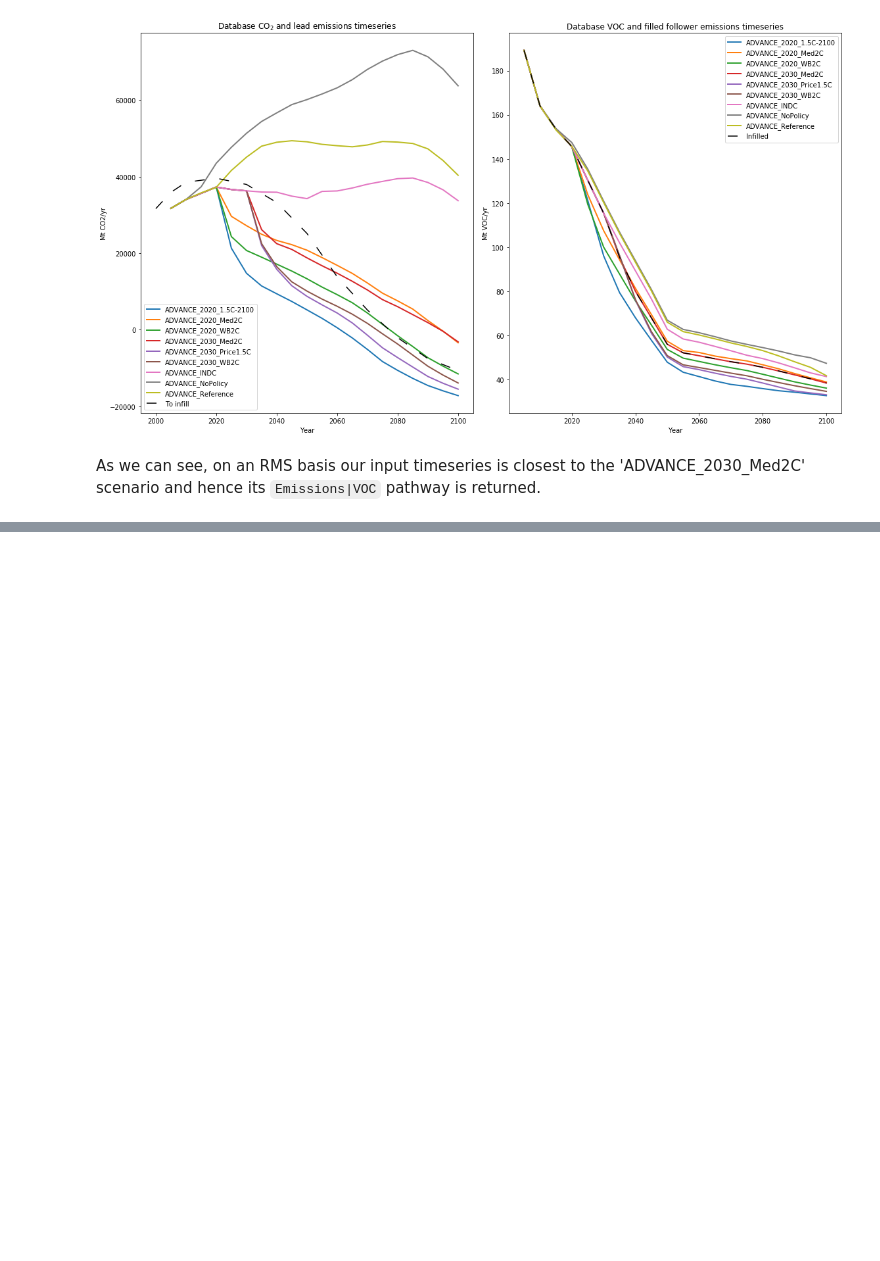
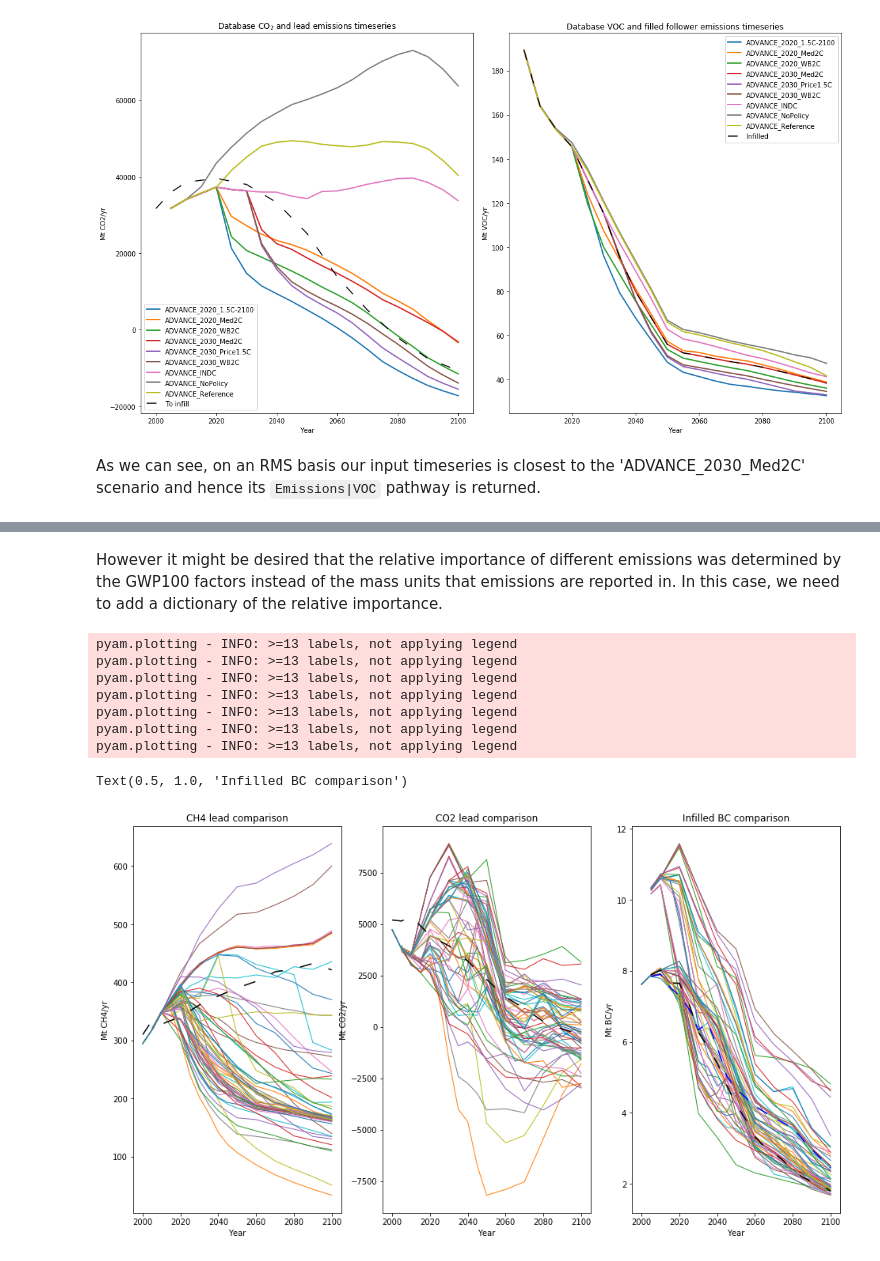
Before and after one commit to GranthamImperial/silicone, a Jupyter notebook: notebooks/00_Introductory_infilling.ipynb, the cells around one changed output, grey strips where cells are left out. Cells and saved outputs as stored; diff of their text form; code cells hidden in the pictures; blank space fills up the shorter version.

```diff
--- a/notebooks/00_Introductory_infilling.ipynb
+++ b/notebooks/00_Introductory_infilling.ipynb
@@ -192,19 +202,19 @@ sr15_data_closest_rms.filter(
 As expected, the cruncher has picked out the scenario which matches and returned its VOC timeseries. This can also be seen in a plot below, where the dashed (infilled) line perfectly matches the pink line.
 # %%
 pkwargs = {"color": "scenario", "linewidth": 2}
-
+target_kwargs = {"color": "black", "linestyle": "--", "dashes": (10, 15)}
 fig = plt.figure(figsize=(16, 9))
 ax = fig.add_subplot(121)
 sr15_data_closest_rms.filter(variable="*CO2").line_plot(ax=ax, **pkwargs)
 example_input.filter(variable="*CO2").line_plot(
-    ax=ax, color="black", linestyle="--", dashes=(10, 15), label="To infill"
+    ax=ax, label="To infill", **target_kwargs
 )
 ax.set_title("Database CO$_2$ and lead emissions timeseries")
 
 ax = fig.add_subplot(122)
 sr15_data_closest_rms.filter(variable="*VOC").line_plot(ax=ax, **pkwargs)
 example_input_filled.filter(variable="*VOC").line_plot(
-    ax=ax, color="black", linestyle="--", dashes=(10, 15), label="Infilled"
+    ax=ax, label="Infilled", **target_kwargs
 )
 ax.set_title("Database VOC and filled follower emissions timeseries")
 
@@ -266,0 +277,43 @@ This may be regarded as conceptually the simplest of the data-based crunchers. T
+# %%
+follow = "Emissions|BC"
+leads = ["Emissions|CO2|AFOLU", "Emissions|CH4"]
+multi_filler = cruncher.derive_relationship(follow, leads)
+sr15_data_multi = sr15_data.filter(model= "IMAGE*")
+multi_filler_input = sr15_data.filter(
+    model="MESSAGEix-GLOBIOM 1.0", scenario="CD-LINKS_NoPolicy"
+)
+# %%
+multi_cruncher = silicone.database_crunchers.RMSClosest(sr15_data_multi)
+multi_filler = multi_cruncher.derive_relationship(follow, leads)
+multi_results = multi_filler(multi_filler_input)
+# %% [markdown]
+However it might be desired that the relative importance of different emissions was determined by the GWP100 factors instead of the mass units that emissions are reported in. In this case, we need to add a dictionary of the relative importance.
+# %%
+multi_GWP100_filler = multi_cruncher.derive_relationship(follow, leads, {"Emissions|CO2|AFOLU": 1, "Emissions|CH4": 28})
+multi_GWP100_results = multi_GWP100_filler(multi_filler_input)
+# %%
+pkwargs = {"color": "scenario", "linewidth": 1}
+fig = plt.figure(figsize=(16, 9))
+ax = fig.add_subplot(131)
+sr15_data_multi.filter(variable="Emissions|CH4").line_plot(ax=ax, label="_", legend=None, **pkwargs)
+multi_filler_input.filter(variable="Emissions|CH4").line_plot(ax=ax, label="target", **target_kwargs)
+ax.set_title("CH4 lead comparison")
+ax = fig.add_subplot(132)
+sr15_data_multi.filter(variable="Emissions|CO2|AFOLU").line_plot(ax=ax, **pkwargs)
+multi_filler_input.filter(variable="Emissions|CO2|AFOLU").line_plot(ax=ax, **target_kwargs, label="_")
+ax.set_title("CO2 lead comparison")
+ax = fig.add_subplot(133)
+sr15_data_multi.filter(variable=follow).line_plot(ax=ax, **pkwargs, label="_")
+multi_results.line_plot(ax=ax, **target_kwargs, label="Infilled with mass units")
+multi_GWP100_results.line_plot(ax=ax, linestyle= "--", dashes= (10, 10), color= "blue", label="Infilled with GWP100 units")
+ax.set_title("Infilled BC comparison")
+# %% [output]
+pyam.plotting - INFO: >=13 labels, not applying legend
+pyam.plotting - INFO: >=13 labels, not applying legend
+pyam.plotting - INFO: >=13 labels, not applying legend
+pyam.plotting - INFO: >=13 labels, not applying legend
+pyam.plotting - INFO: >=13 labels, not applying legend
+pyam.plotting - INFO: >=13 labels, not applying legend
+pyam.plotting - INFO: >=13 labels, not applying legend
+Text(0.5, 1.0, 'Infilled BC comparison')
+[figure, added]
```
Also changed, not shown: parts of 15 cells of this notebook.
